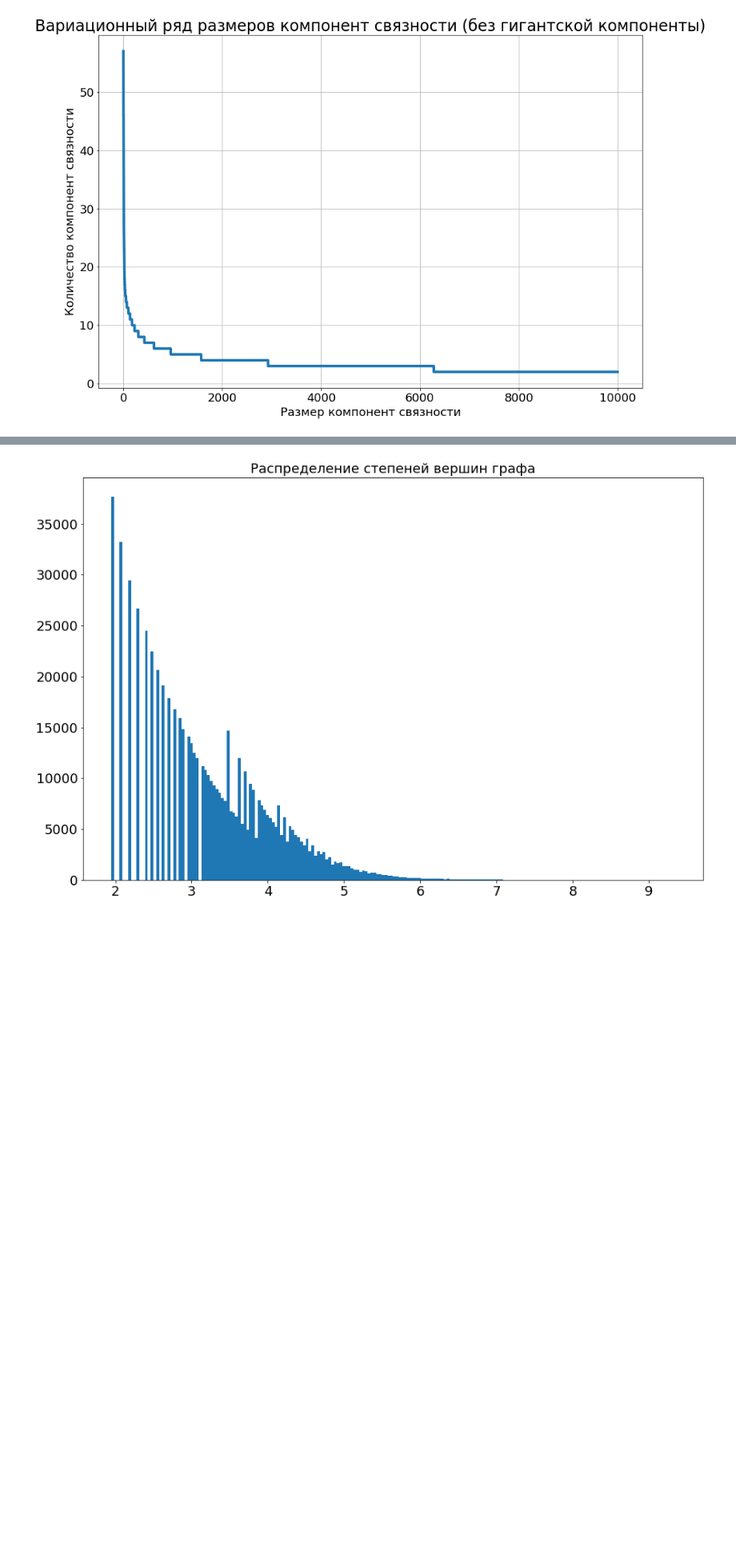
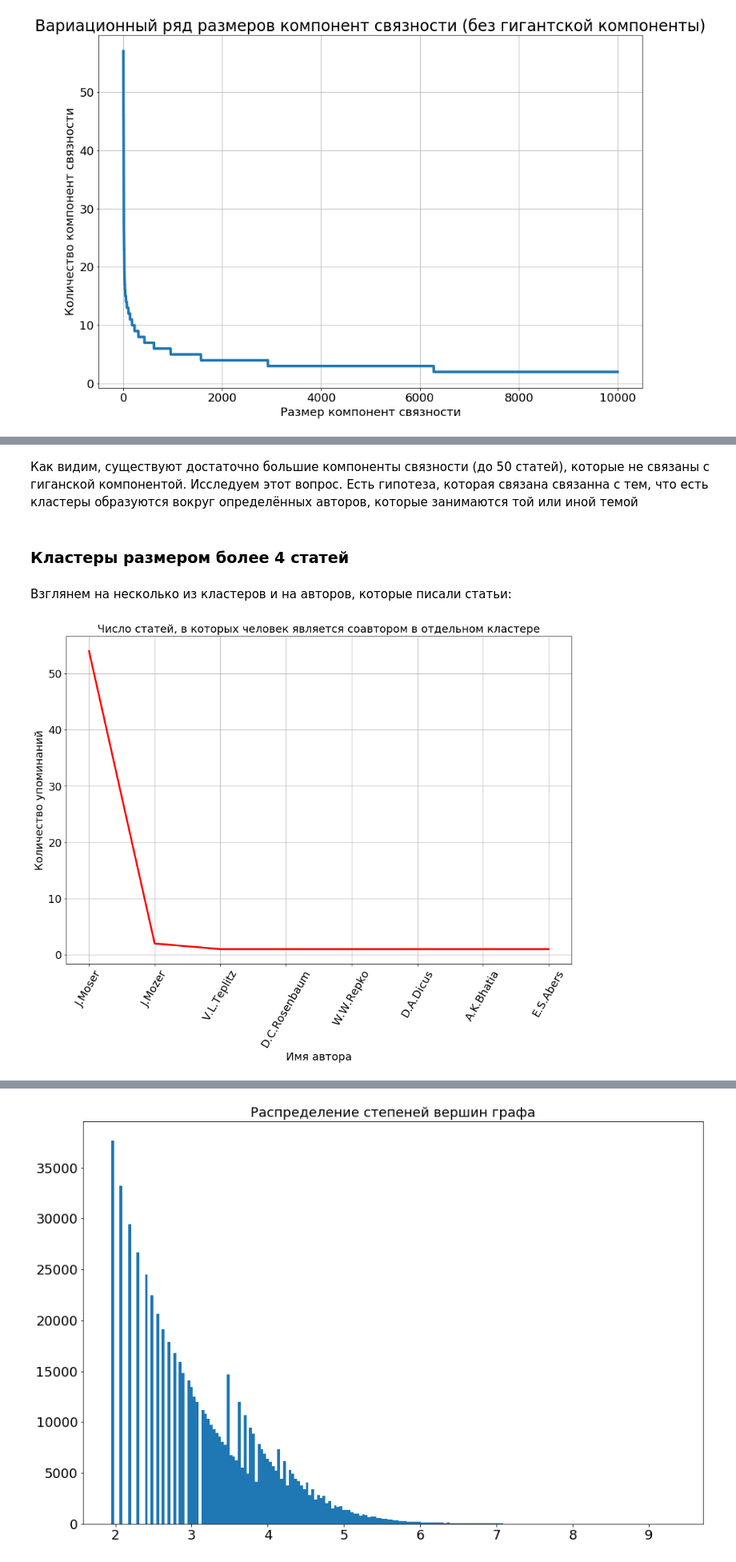
Before and after one commit to Hedgehogues/MSU_PZAD, a Jupyter notebook: HW-graph/Untitled.ipynb, the cells around one changed output, grey strips where cells are left out. Shown at 80% size. Cells and saved outputs as stored; diff of their text form; code cells hidden in the pictures; blank space fills up the shorter version.

```diff
--- a/HW-graph/Untitled.ipynb
+++ b/HW-graph/Untitled.ipynb
@@ -187,9 +211,9 @@ for doc in tqdm_notebook(docs):
     v = docs[doc]
     G.add_node(v[ArxivTags.Id])
     for v1 in v[ArxivTags.Edges]:
+        # Эти теги фигурируют в рёбрах, но таких вершин нет. Не будем их добавлять
         if v1 in ['1709.00106', '0806.4730', '1710.01852', '1711.09052', '1610.02738', '1608.08468', '1709.07096']:
             continue
         G.add_edge(doc, v1)
-        G.add_edge(v1, doc)
 # %% [output]
 [interactive output not drawn]
@@ -215,14 +238,0 @@ plt.grid(True);
-# %%
-authors = []
-clusters = sorted([i for i in cc], key=lambda el: len(el))[::-1]
-for name in clusters[1]:
-    authors += docs[name][ArxivTags.Authors]
-plt.figure(figsize=(15,10))
-h = [item[1] for item in Counter(authors).items()]
-names = [item[0] for item in Counter(authors).items()]
-plt.plot(h, 'r-', linewidth=3)
-plt.yticks(fontsize=18)
-plt.xticks(list(range(len(names))), names, rotation=60, fontsize=18)
-plt.xlabel('Имя автора', fontsize=18)
-plt.ylabel('Количество упоминаний', fontsize=18)
-plt.grid(True);
@@ -314,0 +239,6 @@ custom_plot(
+# %% [markdown]
+Как видим, существуют достаточно большие компоненты связности (до 50 статей), которые не связаны с гиганской компонентой. Исследуем этот вопрос. Есть гипотеза, которая связана связанна с тем, что есть кластеры образуются вокруг определённых авторов, которые занимаются той или иной темой
+# %% [markdown]
+### Кластеры размером более 4 статей
+# %% [markdown]
+Взглянем на несколько из кластеров и на авторов, которые писали статьи:
@@ -314,0 +247,22 @@ custom_plot(
+# %%
+def plot_clusters(cluster_num, max_authors=20, show_authors=True):
+    authors = []
+    for name in clusters[cluster_num]:
+        authors += docs[name][ArxivTags.Authors]
+
+    items = sorted(Counter(authors).items(), key=lambda el: el[1])[::-1][:max_authors]
+    h = [item[1] for item in items]
+    names = [item[0] for item in items]
+    plt.plot(h, 'r-', linewidth=3)
+    plt.yticks(fontsize=18)
+    if show_authors:
+        plt.xticks(list(range(len(names))), names, rotation=60, fontsize=18)
+        plt.xlabel('Имя автора', fontsize=18)
+    plt.ylabel('Количество упоминаний', fontsize=18)
+    plt.title('Число статей, в которых человек является соавтором в отдельном кластере', fontsize=18)
+    plt.grid(True)
+# %%
+plt.figure(figsize=(15,10))
+plot_clusters(1)
+# %% [output]
+[figure, added]
```
Also changed, not shown: parts of 69 cells of this notebook.
